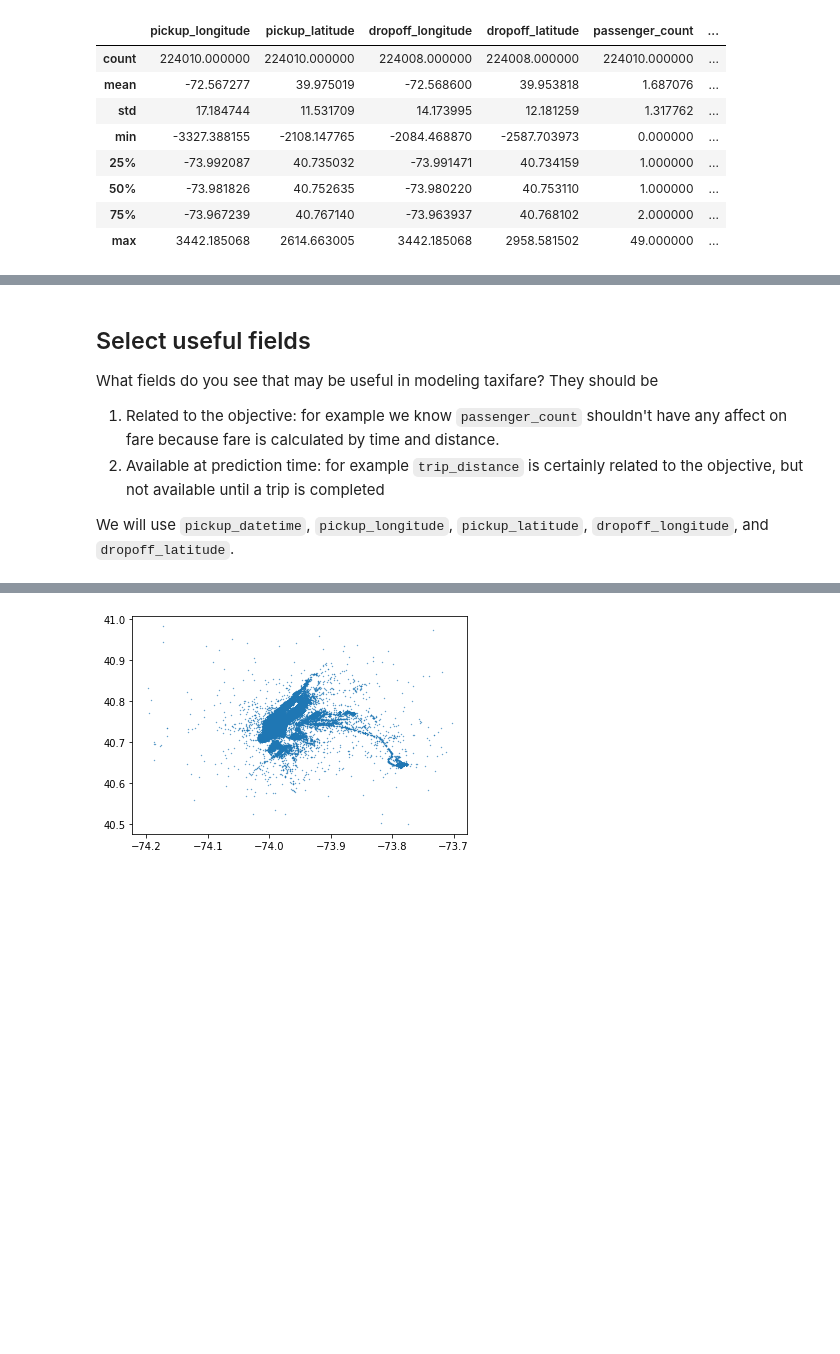
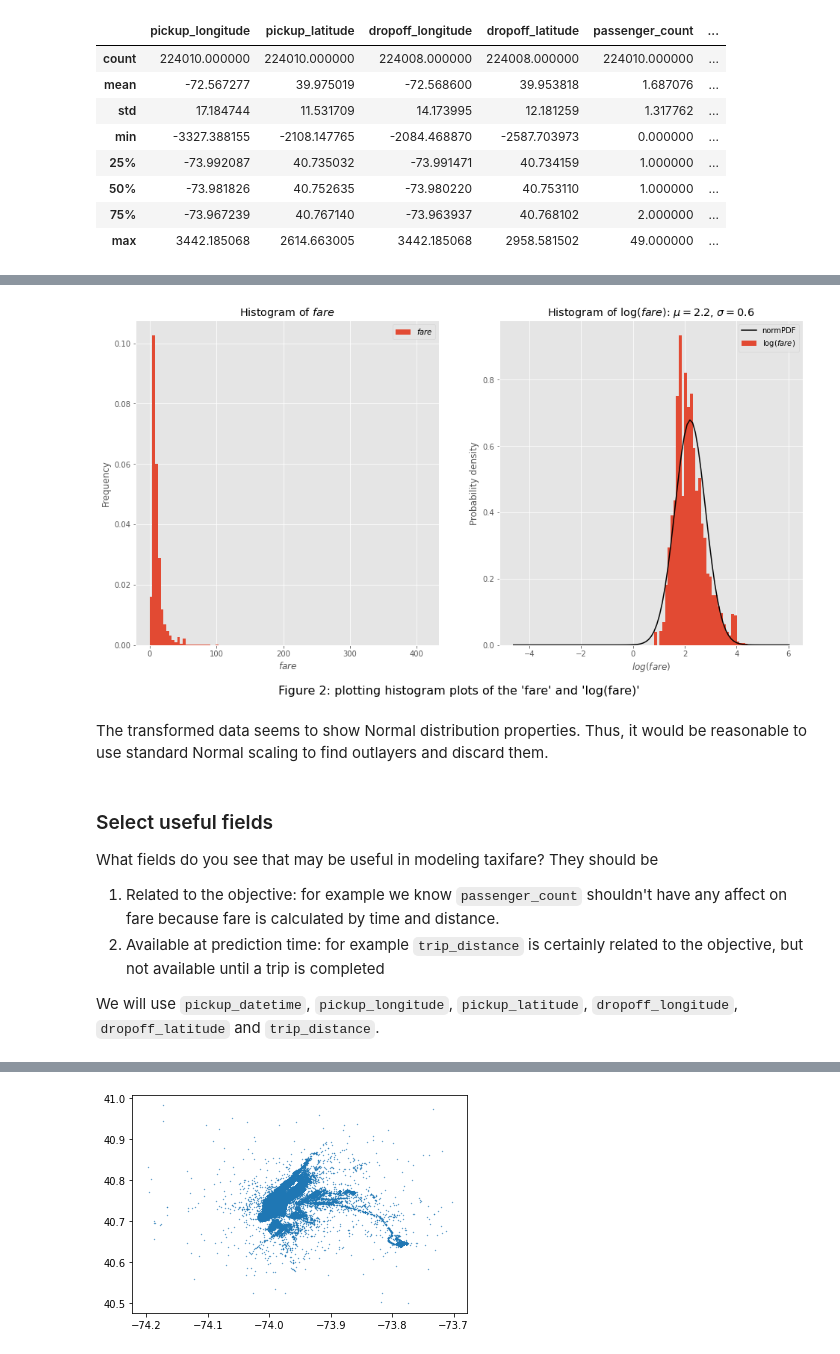
Before and after one commit to saberbf/BigData, a Jupyter notebook: Final/a_sample_explore_clean.ipynb, the cells around one changed output, grey strips where cells are left out. Drawn from its saved outputs; the diff is of its cells as text; code cells hidden in the pictures; blank space fills up the shorter version.

```diff
--- a/Final/a_sample_explore_clean.ipynb
+++ b/Final/a_sample_explore_clean.ipynb
@@ -154,10 +216,69 @@ Also, we can combine the sum of `fare_amount` and `tolls_amount` into a the `far
+# %%
+# to plot histogram of "fare"
+
+# normal pdf function
+# alternatively I could have used scipy package but to limit dependencies a function is defined
+def normalpdf(x, mu=0.0, sigma=1.0):
+    return 1/(sigma * np.sqrt(2 * np.pi)) * np.exp( - (bins - mu)**2 / (2 * sigma**2))
+
+# create log transform of the 'fare'
+# trips['log_fare'] = np.log(trips['fare_amount']+1)
+
+# 'fare' and its log transform for the values which are not zero
+fare = trips[['fare_amount']].loc[trips.fare_amount>0]
+log_fare = np.log(fare) #trips[['log_fare']].loc[trips.log_fare>0]
+
+# mean of the 'log(fare)' distribution
+mu = float(log_fare.mean())
+# standard deviation of the 'log(fare)' distribution
+sigma = float(log_fare.std())
+
+num_bins = 100
+
+
+
+#Plotting
+
+#creating plot axes
+fig = plt.figure(figsize=(16,8))
+caption = "Figure 2: histogram plots of the 'fare' and 'log(fare)'"
+fig.text(0.5, 0.01, caption, wrap=True, horizontalalignment='center', fontsize=16)
+ax1 = fig.add_subplot(121)
+ax2 = fig.add_subplot(122)
+
+# the histogram of the 'fare'
+ax1.hist(fare, bins=num_bins, density=True, label="$fare$")
+ax1.legend()
+ax1.set_xlabel('$\it{fare}$')
+ax1.set_ylabel('Frequency')
+ax1.set_title('Histogram of $\it{fare}$')
+
+
+
+# the histogram of the 'log(fare)'
+(_, bins, _) = ax2.hist(log_fare, bins=num_bins, density=True, label="$\log(fare)$")
+#Compute probability density function
+normPDF = normalpdf(bins, mu, sigma)
+ax2.plot(bins, normPDF, label="normPDF", color='black')
+ax2.legend()
+ax2.set_xlabel('$log(fare)$')
+ax2.set_ylabel('Probability density')
+ax2.set_title('Histogram of $\log(fare)$: $\mu={:.1f}$, $\sigma={:.1f}$'.format(mu, sigma));
+
+# Tweak spacing to prevent clipping of ylabel
+# fig.tight_layout()
+# plt.show()
+# %% [output]
+[figure, added]
+# %% [markdown]
+The transformed data seems to show Normal distribution properties. Thus, it would be reasonable to use standard Normal scaling to find outlayers and discard them.
 # %% [markdown]
-## Select useful fields
+### Select useful fields
 
 What fields do you see that may be useful in modeling taxifare? They should be
 
 1. Related to the objective: for example we know `passenger_count` shouldn't have any affect on fare because fare is calculated by time and distance.
 2. Available at prediction time: for example `trip_distance` is certainly related to the objective, but not available until a trip is completed
 
-We will use `pickup_datetime`, `pickup_longitude`, `pickup_latitude`, `dropoff_longitude`, and `dropoff_latitude`.
+We will use `pickup_datetime`, `pickup_longitude`, `pickup_latitude`, `dropoff_longitude`, `dropoff_latitude` and `trip_distance`.
 # %% [markdown]
```
Also changed, not shown: parts of 39 cells of this notebook.
